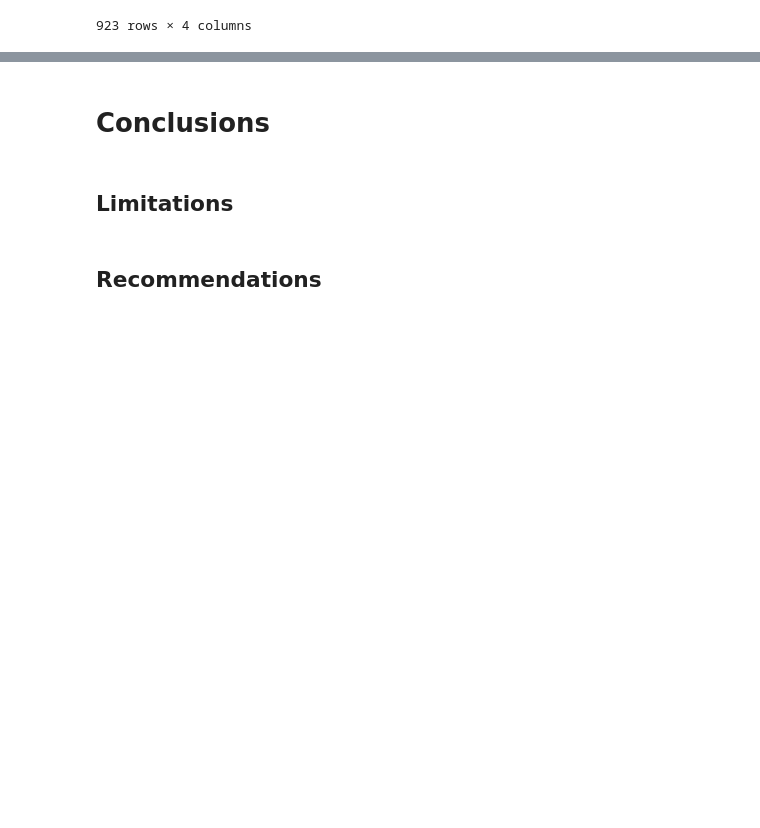
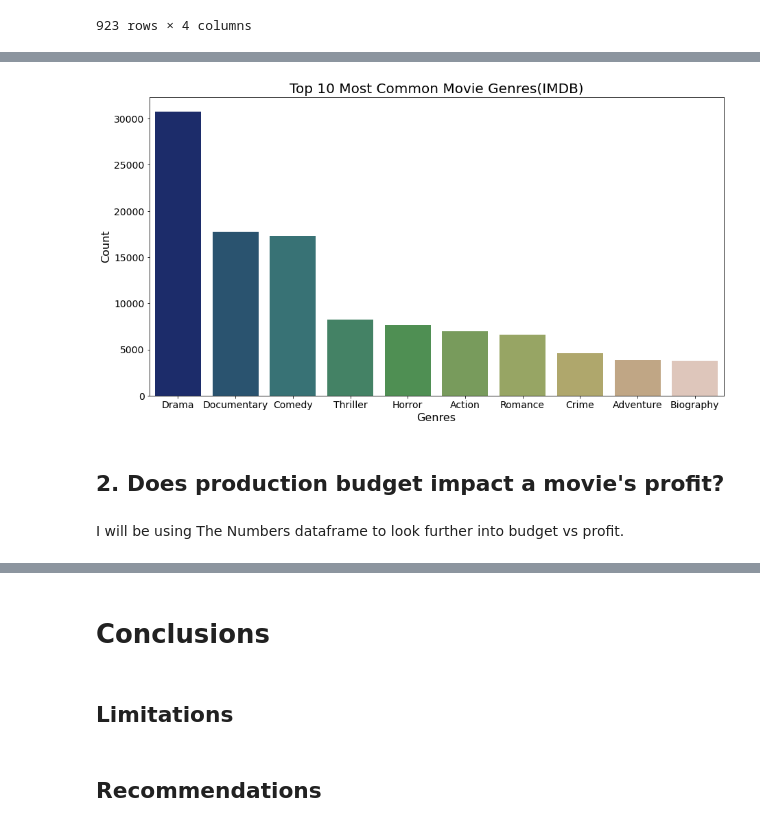
Before and after one commit to morgannash1/movie_analysis_project, a Jupyter notebook: notebook.ipynb, the cells around one changed output, grey strips where cells are left out. Drawn from its saved outputs; the diff is of its cells as text; code cells hidden in the pictures; blank space fills up the shorter version.

```diff
--- a/notebook.ipynb
+++ b/notebook.ipynb
@@ -488,0 +618,9 @@ dtype: int64
+# %%
+#separate each movie with multple genres into their own row
+imdb_comb_df["genres"] = imdb_comb_df["genres"].str.split(",")
+imdb_comb_df_exploded= imdb_comb_df.explode("genres")
+# %%
+#get a count of each time a genre was listed
+genre_counts = imdb_comb_df_exploded.groupby('genres').size().reset_index(name='count')
+
+print(genre_counts)
@@ -488,0 +645,4 @@ dtype: int64
+# %%
+#sort descending order
+sorted_genre_counts = genre_counts.sort_values(by='count', ascending=False)
+sorted_genre_counts
@@ -488,0 +667,17 @@ dtype: int64
+# %%
+#plotting a bar plot of 10 most common genres
+sorted_genre_counts = sorted_genre_counts.head(10)
+plt.figure(figsize = (15, 8))
+ax = sns.barplot(x = 'genres', y = 'count', data = sorted_genre_counts, palette='gist_earth')
+plt.xlabel('Genres', fontsize = 16)
+plt.xticks(fontsize = 14)
+plt.ylabel('Count', fontsize = 16)
+plt.yticks(fontsize = 14)
+plt.title('Top 10 Most Common Movie Genres(IMDB)', fontsize = 20)
+plt.show();
+# %% [output]
+[figure, added]
+# %% [markdown]
+## 2. Does production budget impact a movie's profit?
+# %% [markdown]
+I will be using The Numbers dataframe to look further into budget vs profit.
```
Also changed, not shown: parts of 85 cells of this notebook.
